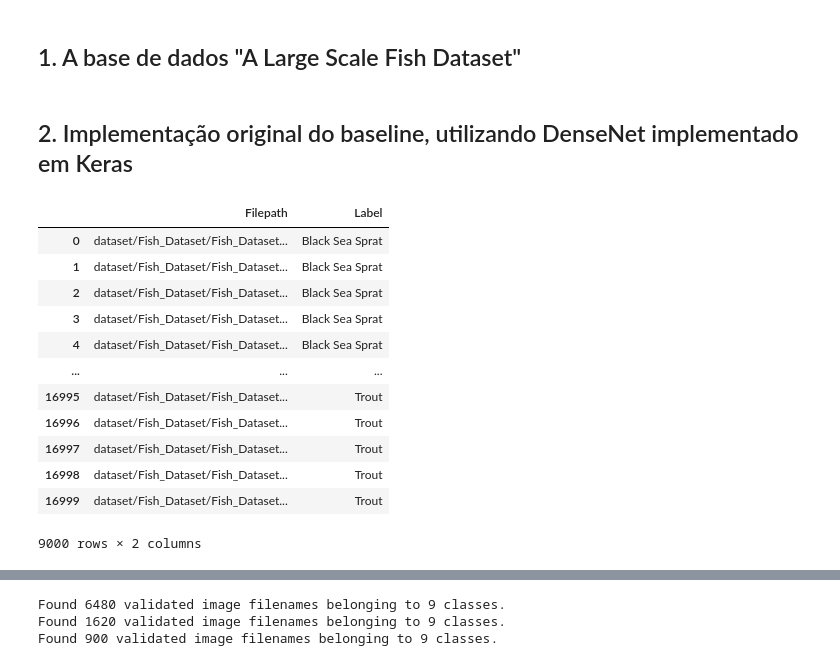
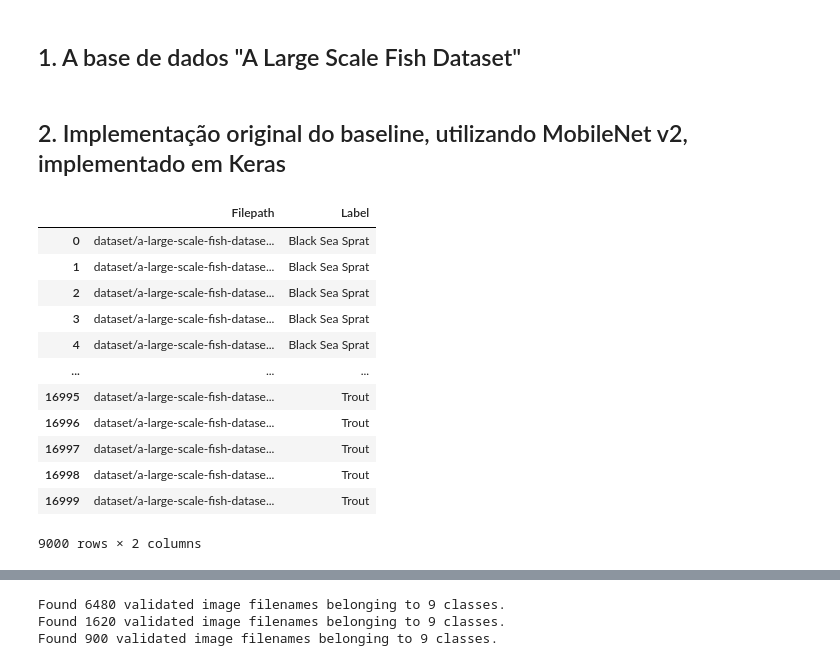
Before and after one commit to devwlad/intro-ml-classification, a Jupyter notebook: fml_final.ipynb, the cells around one changed output, grey strips where cells are left out. Cells and saved outputs as stored; diff of their text form; code cells hidden in the pictures.

```diff
--- a/fml_final.ipynb
+++ b/fml_final.ipynb
@@ -13,5 +15,5 @@ kaggle.api.dataset_download_files('crowww/a-large-scale-fish-dataset', path=wd+'
 # %% [markdown]
-## 2. Implementação original do baseline, utilizando DenseNet implementado em Keras
+## 2. Implementação original do baseline, utilizando MobileNet v2, implementado em Keras
 # %%
 import numpy as np
 import pandas as pd
@@ -23,34 +25,33 @@ import matplotlib.cm as cm
 from sklearn.model_selection import train_test_split
 import tensorflow as tf
 # %%
-image_dir = Path('dataset/Fish_Dataset/Fish_Dataset')
+image_dir = Path('dataset/a-large-scale-fish-dataset/Fish_Dataset/Fish_Dataset')
 
 # Get filepaths and labels
 filepaths = list(image_dir.glob(r'**/*.png'))
 labels = list(map(lambda x: os.path.split(os.path.split(x)[0])[1], filepaths))
-
 filepaths = pd.Series(filepaths, name='Filepath').astype(str)
 labels = pd.Series(labels, name='Label')
 
 # Concatenate filepaths and labels
 image_df = pd.concat([filepaths, labels], axis=1)
 
 # Drop GT images
 image_df = image_df[image_df['Label'].apply(lambda x: x[-2:] != 'GT')]
 image_df
 # %% [output]
 |  | Filepath | Label |
-| 0 | dataset/Fish_Dataset/Fish_Dataset... | Black Sea Sprat |
-| 1 | dataset/Fish_Dataset/Fish_Dataset... | Black Sea Sprat |
-| 2 | dataset/Fish_Dataset/Fish_Dataset... | Black Sea Sprat |
-| 3 | dataset/Fish_Dataset/Fish_Dataset... | Black Sea Sprat |
-| 4 | dataset/Fish_Dataset/Fish_Dataset... | Black Sea Sprat |
+| 0 | dataset/a-large-scale-fish-datase... | Black Sea Sprat |
+| 1 | dataset/a-large-scale-fish-datase... | Black Sea Sprat |
+| 2 | dataset/a-large-scale-fish-datase... | Black Sea Sprat |
+| 3 | dataset/a-large-scale-fish-datase... | Black Sea Sprat |
+| 4 | dataset/a-large-scale-fish-datase... | Black Sea Sprat |
 | ... | ... | ... |
-| 16995 | dataset/Fish_Dataset/Fish_Dataset... | Trout |
-| 16996 | dataset/Fish_Dataset/Fish_Dataset... | Trout |
-| 16997 | dataset/Fish_Dataset/Fish_Dataset... | Trout |
-| 16998 | dataset/Fish_Dataset/Fish_Dataset... | Trout |
-| 16999 | dataset/Fish_Dataset/Fish_Dataset... | Trout |
+| 16995 | dataset/a-large-scale-fish-datase... | Trout |
+| 16996 | dataset/a-large-scale-fish-datase... | Trout |
+| 16997 | dataset/a-large-scale-fish-datase... | Trout |
+| 16998 | dataset/a-large-scale-fish-datase... | Trout |
+| 16999 | dataset/a-large-scale-fish-datase... | Trout |
 9000 rows × 2 columns
 # %%
 # Shuffle the DataFrame and reset index
```
Also changed, not shown: parts of 45 cells of this notebook.
